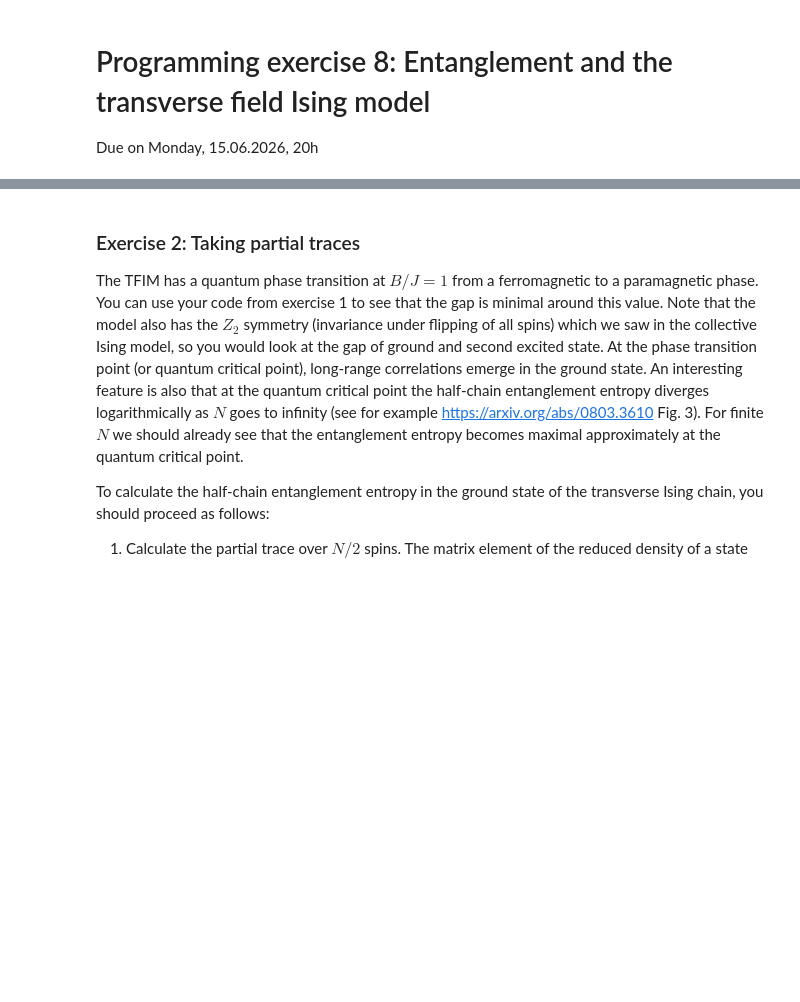
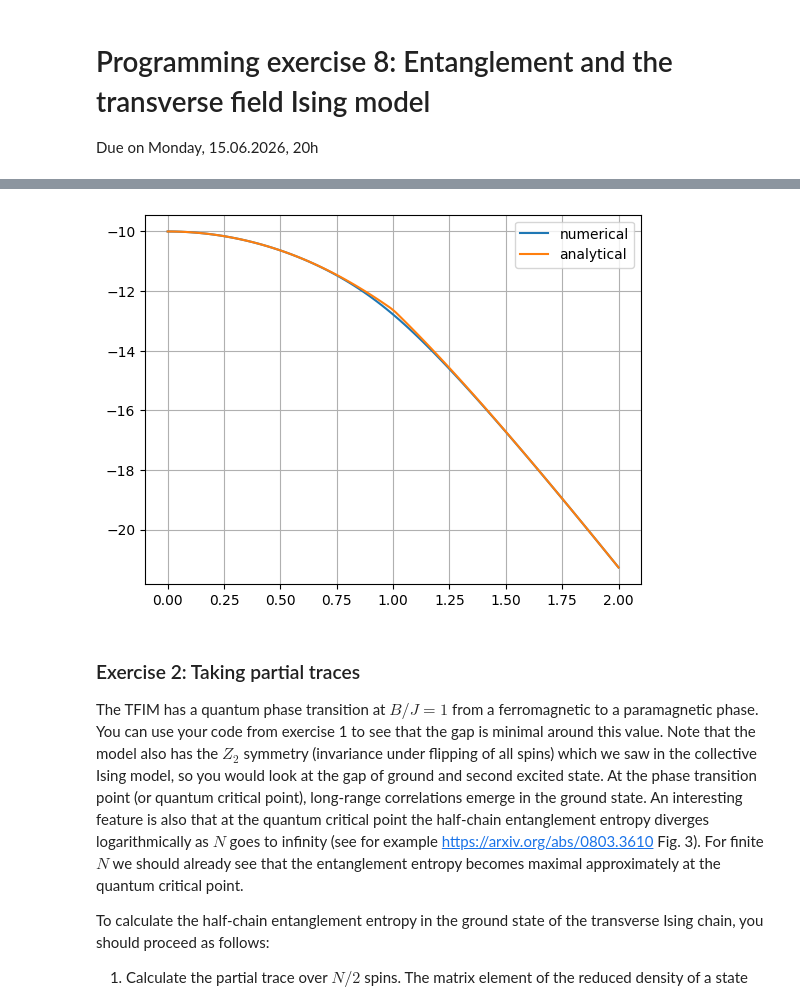
Before and after one commit to ket-PSI/CQD_SS26_solutions, a Jupyter notebook: Notebooks/exercise8.ipynb, the cells around one changed output, grey strips where cells are left out. Cells and saved outputs as stored; diff of their text form; code cells hidden in the pictures; blank space fills up the shorter version.

```diff
--- a/Notebooks/exercise8.ipynb
+++ b/Notebooks/exercise8.ipynb
@@ -75,3 +124,28 @@ I = sparse.identity(2, format='csr', dtype=complex)
+# %%
+### test numerical with analytical
+J =  1
+B = np.linspace(0,2,100)
+E_vals = []
+for Bval in B:
+    H = H_spin(Bval,J,sigma_x_list,sigma_z_list,N)
+    eval = sLA.eigsh(H,1,which="SA")[0]
+    E_vals.append(eval[0])
+#analytical
+def E0_analyt(B, N):
+    k = np.arange(-(N-1)//2, (N-1)//2 + 1)
+    return - np.sum(np.sqrt(1 + B**2 + 2*B*np.cos(2*np.pi*k/N)))
+E_vals_ana = []
+for Bval in B:
+    E_vals_ana.append(E0_analyt(Bval,N))
+
+
+plt.plot(B,E_vals,label="numerical")
+plt.plot(B,E_vals_ana,label="analytical")
+plt.legend()
+plt.grid()
+plt.show()
+# %% [output]
+[figure, added]
 # %% [markdown]
 ### Exercise 2: Taking partial traces
 
```
Also changed, not shown: parts of 7 cells of this notebook, 17 other files.
